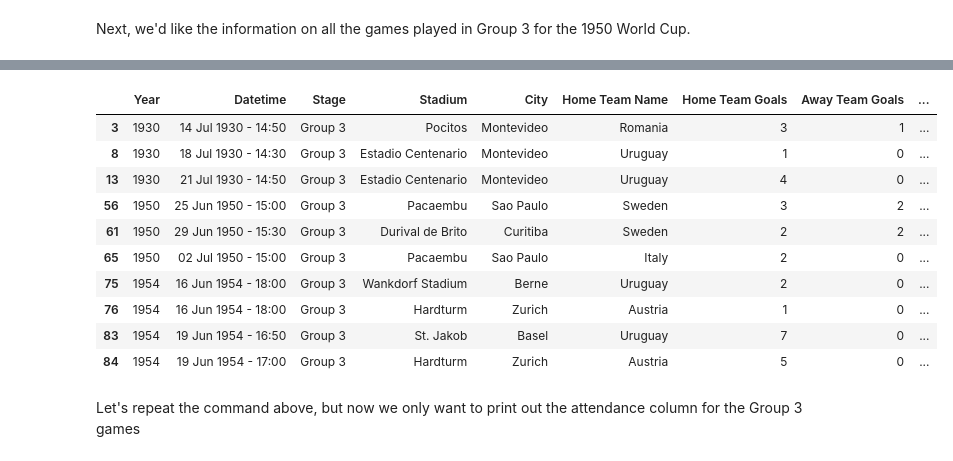
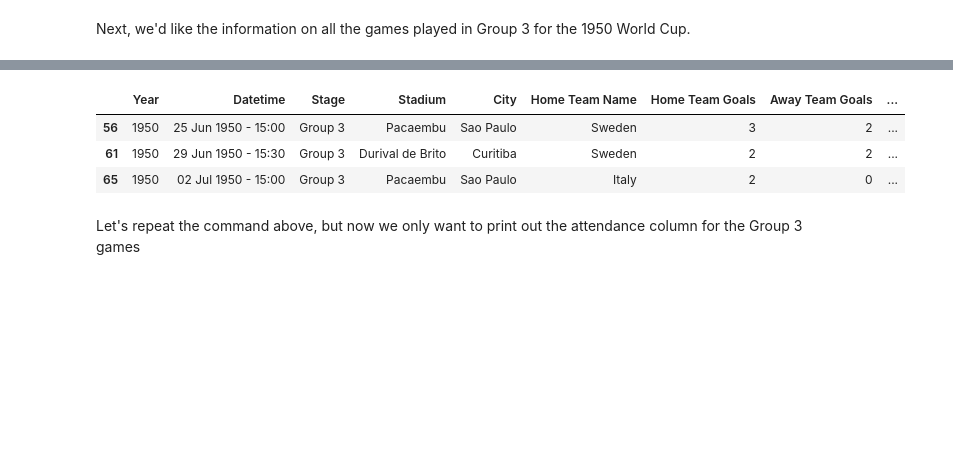
Before and after one commit to ColinFangshu/dsc-accessing-data-with-pandas-lab-seattle-ds-career-051319, a Jupyter notebook: index.ipynb, the cells around one changed output, grey strips where cells are left out. Cells and saved outputs as stored; diff of their text form; code cells hidden in the pictures; blank space fills up the shorter version.

```diff
--- a/index.ipynb
+++ b/index.ipynb
@@ -139,20 +139,13 @@ in_1950.head()
 | 56 | 1950 | 25 Jun 1950 - 15:00 | Group 3 | Pacaembu | Sao Paulo | Sweden | 3 | 2 | ... |
 | 57 | 1950 | 25 Jun 1950 - 15:00 | Group 1 | Independencia | Belo Horizonte | Yugoslavia | 3 | 0 | ... |
 # %%
-Group_three_in = in_1950.loc[in_1950['Stage']=='Group 3']
-Group_three.head(10)
+Group_three_in_1950 = in_1950.loc[in_1950['Stage']=='Group 3']
+Group_three_in_1950.head(10)
 # %% [output]
 |  | Year | Datetime | Stage | Stadium | City | Home Team Name | Home Team Goals | Away Team Goals | ... |
-| 3 | 1930 | 14 Jul 1930 - 14:50 | Group 3 | Pocitos | Montevideo | Romania | 3 | 1 | ... |
-| 8 | 1930 | 18 Jul 1930 - 14:30 | Group 3 | Estadio Centenario | Montevideo | Uruguay | 1 | 0 | ... |
-| 13 | 1930 | 21 Jul 1930 - 14:50 | Group 3 | Estadio Centenario | Montevideo | Uruguay | 4 | 0 | ... |
 | 56 | 1950 | 25 Jun 1950 - 15:00 | Group 3 | Pacaembu | Sao Paulo | Sweden | 3 | 2 | ... |
 | 61 | 1950 | 29 Jun 1950 - 15:30 | Group 3 | Durival de Brito | Curitiba | Sweden | 2 | 2 | ... |
 | 65 | 1950 | 02 Jul 1950 - 15:00 | Group 3 | Pacaembu | Sao Paulo | Italy | 2 | 0 | ... |
-| 75 | 1954 | 16 Jun 1954 - 18:00 | Group 3 | Wankdorf Stadium | Berne | Uruguay | 2 | 0 | ... |
-| 76 | 1954 | 16 Jun 1954 - 18:00 | Group 3 | Hardturm | Zurich | Austria | 1 | 0 | ... |
-| 83 | 1954 | 19 Jun 1954 - 16:50 | Group 3 | St. Jakob | Basel | Uruguay | 7 | 0 | ... |
-| 84 | 1954 | 19 Jun 1954 - 17:00 | Group 3 | Hardturm | Zurich | Austria | 5 | 0 | ... |
 # %% [markdown]
 Let's repeat the command above, but now we only want to print out the attendance column for the Group 3 games
 # %% [markdown]
```
